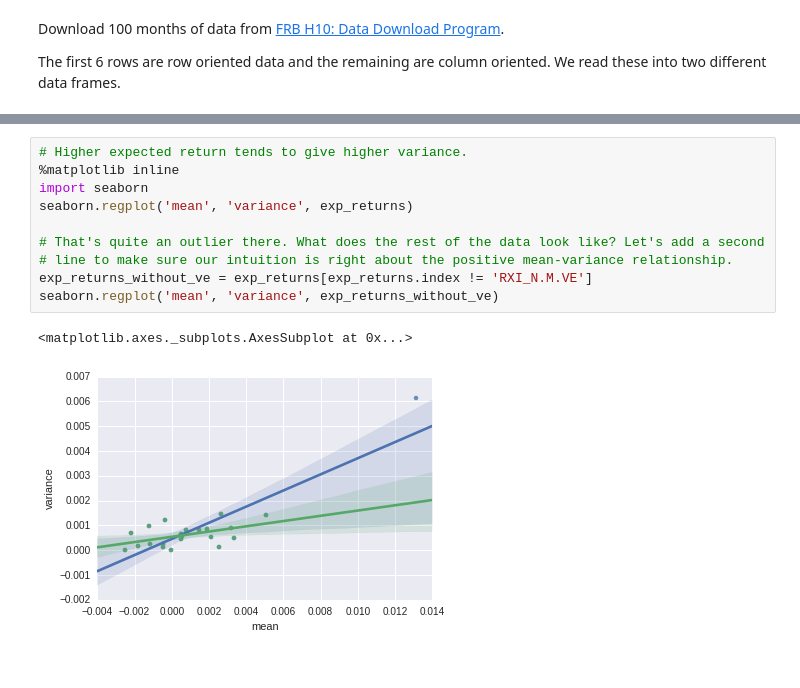
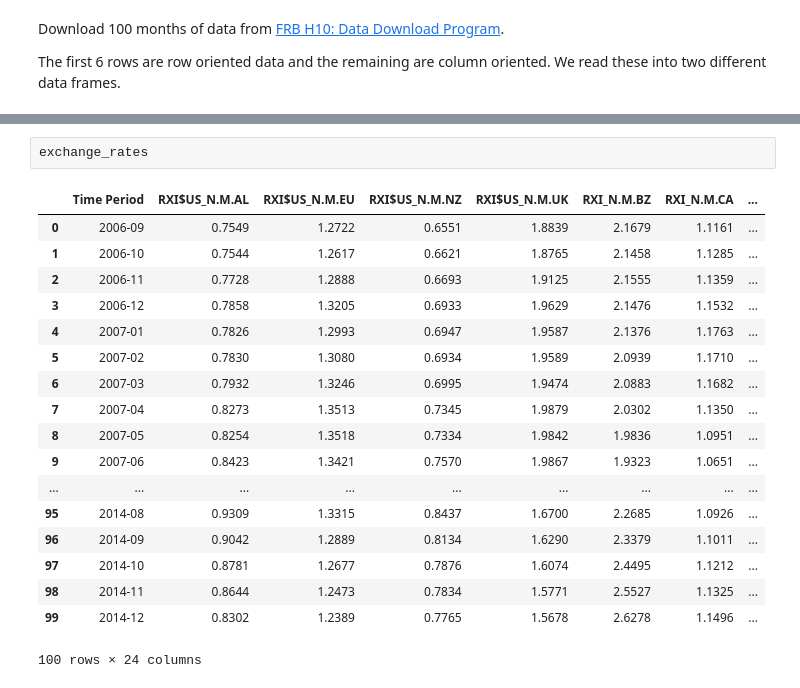
Before and after one commit to yhat/currency-portfolio-optimization, a Jupyter notebook: Currency Portfolio Optimization.ipynb, the cells around one changed output, grey strips where cells are left out. Cells and saved outputs as stored; diff of their text form.

```diff
--- a/Currency Portfolio Optimization.ipynb
+++ b/Currency Portfolio Optimization.ipynb
@@ -130,13 +146,21 @@ exp_returns
-# %%
-# Higher expected return tends to give higher variance.
-%matplotlib inline
-import seaborn
-seaborn.regplot('mean', 'variance', exp_returns)
-
-# That's quite an outlier there. What does the rest of the data look like? Let's add a second
-# line to make sure our intuition is right about the positive mean-variance relationship.
-exp_returns_without_ve = exp_returns[exp_returns.index != 'RXI_N.M.VE']
-seaborn.regplot('mean', 'variance', exp_returns_without_ve)
-# %% [output]
-<matplotlib.axes._subplots.AxesSubplot at 0x...>
-[figure, removed]
+# %%
+exchange_rates
+# %% [output]
+|  | Time Period | RXI$US_N.M.AL | RXI$US_N.M.EU | RXI$US_N.M.NZ | RXI$US_N.M.UK | RXI_N.M.BZ | RXI_N.M.CA | ... |
+| 0 | 2006-09 | 0.7549 | 1.2722 | 0.6551 | 1.8839 | 2.1679 | 1.1161 | ... |
+| 1 | 2006-10 | 0.7544 | 1.2617 | 0.6621 | 1.8765 | 2.1458 | 1.1285 | ... |
+| 2 | 2006-11 | 0.7728 | 1.2888 | 0.6693 | 1.9125 | 2.1555 | 1.1359 | ... |
+| 3 | 2006-12 | 0.7858 | 1.3205 | 0.6933 | 1.9629 | 2.1476 | 1.1532 | ... |
+| 4 | 2007-01 | 0.7826 | 1.2993 | 0.6947 | 1.9587 | 2.1376 | 1.1763 | ... |
+| 5 | 2007-02 | 0.7830 | 1.3080 | 0.6934 | 1.9589 | 2.0939 | 1.1710 | ... |
+| 6 | 2007-03 | 0.7932 | 1.3246 | 0.6995 | 1.9474 | 2.0883 | 1.1682 | ... |
+| 7 | 2007-04 | 0.8273 | 1.3513 | 0.7345 | 1.9879 | 2.0302 | 1.1350 | ... |
+| 8 | 2007-05 | 0.8254 | 1.3518 | 0.7334 | 1.9842 | 1.9836 | 1.0951 | ... |
+| 9 | 2007-06 | 0.8423 | 1.3421 | 0.7570 | 1.9867 | 1.9323 | 1.0651 | ... |
+| ... | ... | ... | ... | ... | ... | ... | ... | ... |
+| 95 | 2014-08 | 0.9309 | 1.3315 | 0.8437 | 1.6700 | 2.2685 | 1.0926 | ... |
+| 96 | 2014-09 | 0.9042 | 1.2889 | 0.8134 | 1.6290 | 2.3379 | 1.1011 | ... |
+| 97 | 2014-10 | 0.8781 | 1.2677 | 0.7876 | 1.6074 | 2.4495 | 1.1212 | ... |
+| 98 | 2014-11 | 0.8644 | 1.2473 | 0.7834 | 1.5771 | 2.5527 | 1.1325 | ... |
+| 99 | 2014-12 | 0.8302 | 1.2389 | 0.7765 | 1.5678 | 2.6278 | 1.1496 | ... |
+100 rows × 24 columns
```
Also changed, not shown: parts of 7 cells of this notebook.
